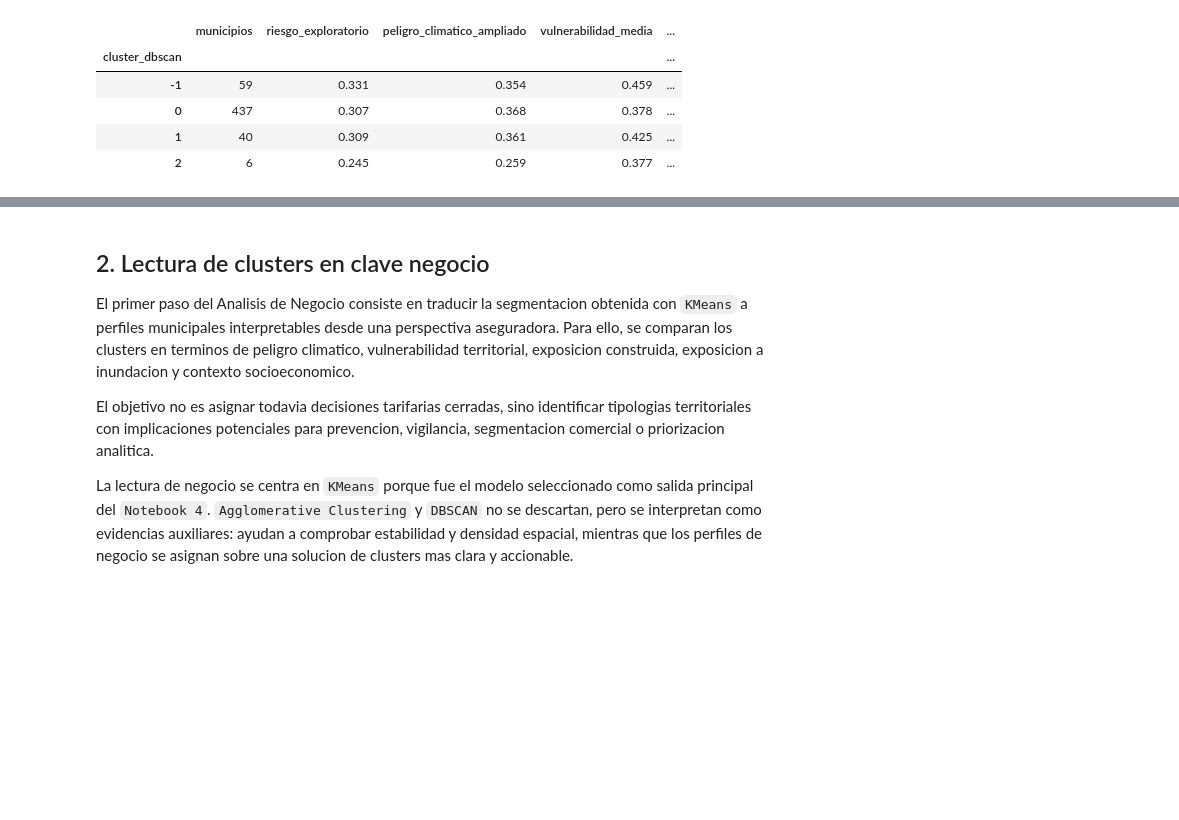
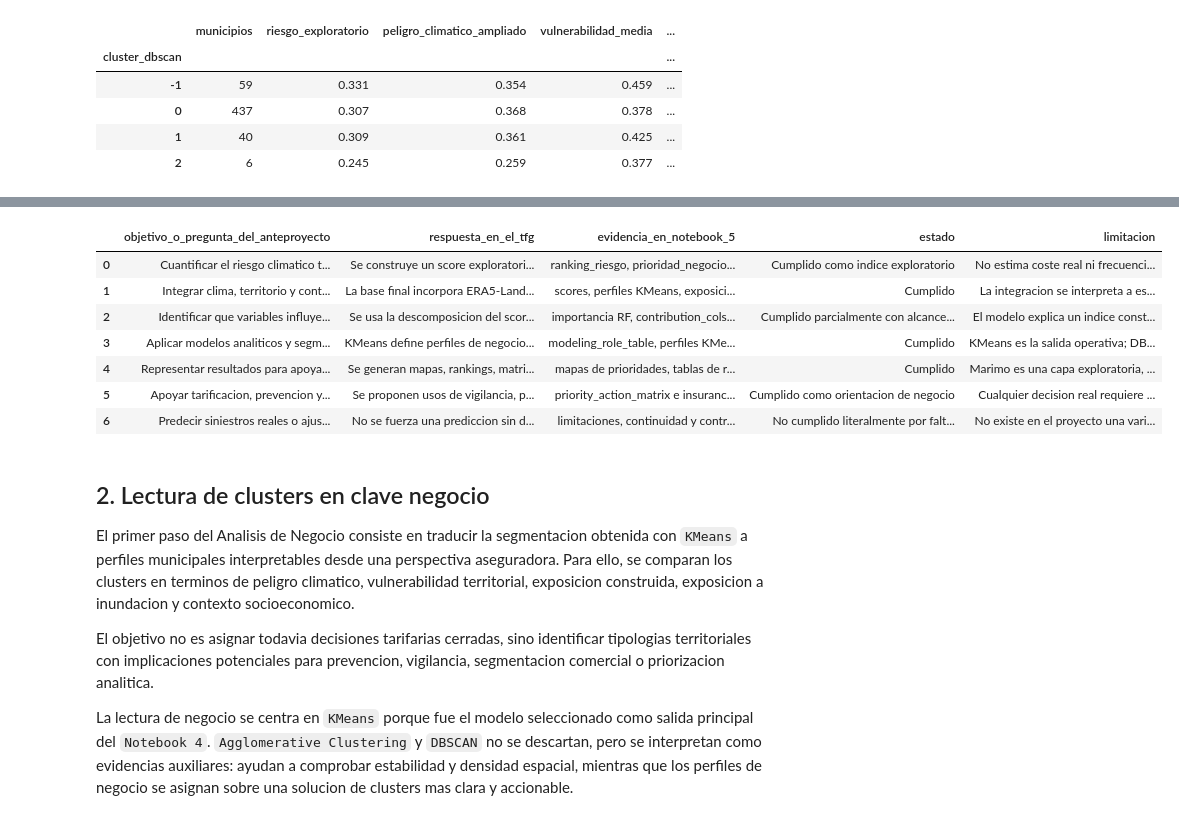
Before and after one commit to gonzalolarriba/modelo-geoespacial-riesgo-climatico, a Jupyter notebook: notebooks/notebook_5_an_negocio.ipynb, the cells around one changed output, grey strips where cells are left out. Cells and saved outputs as stored; diff of their text form; code cells hidden in the pictures; blank space fills up the shorter version.

Commit message:
docs(business): align notebook 5 with proposal goals

```diff
--- a/notebooks/notebook_5_an_negocio.ipynb
+++ b/notebooks/notebook_5_an_negocio.ipynb
@@ -208,3 +214,69 @@ display(dbscan_business_reading)
+# %%
+objective_alignment_table = pd.DataFrame(
+    [
+        {
+            "objetivo_o_pregunta_del_anteproyecto": "Cuantificar el riesgo climatico territorial en seguros de hogar",
+            "respuesta_en_el_tfg": "Se construye un score exploratorio municipal que combina peligro climatico, vulnerabilidad y exposicion fisica/inundable.",
+            "evidencia_en_notebook_5": "ranking_riesgo, prioridad_negocio, mapas y resumenes por cluster",
+            "estado": "Cumplido como indice exploratorio",
+            "limitacion": "No estima coste real ni frecuencia real de siniestros.",
+        },
+        {
+            "objetivo_o_pregunta_del_anteproyecto": "Integrar clima, territorio y contexto socioeconomico",
+            "respuesta_en_el_tfg": "La base final incorpora ERA5-Land, variables ampliadas, INE, Catastro, SNCZI y altitud municipal.",
+            "evidencia_en_notebook_5": "scores, perfiles KMeans, exposicion construida e inundable",
+            "estado": "Cumplido",
+            "limitacion": "La integracion se interpreta a escala municipal agregada.",
+        },
+        {
+            "objetivo_o_pregunta_del_anteproyecto": "Identificar que variables influyen mas en el riesgo",
+            "respuesta_en_el_tfg": "Se usa la descomposicion del score y un Random Forest auxiliar para explicar el indice exploratorio.",
+            "evidencia_en_notebook_5": "importancia RF, contribution_cols y dimension_dominante_score",
+            "estado": "Cumplido parcialmente con alcance reformulado",
+            "limitacion": "El modelo explica un indice construido, no siniestralidad observada.",
+        },
+        {
+            "objetivo_o_pregunta_del_anteproyecto": "Aplicar modelos analiticos y segmentacion territorial",
+            "respuesta_en_el_tfg": "KMeans define perfiles de negocio; Agglomerative contrasta estabilidad; DBSCAN identifica municipios singulares; RF explica el score.",
+            "evidencia_en_notebook_5": "modeling_role_table, perfiles KMeans, lectura DBSCAN y bloque RF",
+            "estado": "Cumplido",
+            "limitacion": "KMeans es la salida operativa; DBSCAN no se usa como segmentacion principal.",
+        },
+        {
+            "objetivo_o_pregunta_del_anteproyecto": "Representar resultados para apoyar decisiones",
+            "respuesta_en_el_tfg": "Se generan mapas, rankings, matrices de uso y un dashboard Marimo complementario para exploracion interactiva.",
+            "evidencia_en_notebook_5": "mapas de prioridades, tablas de ranking, matrices de negocio y app Marimo",
+            "estado": "Cumplido",
+            "limitacion": "Marimo es una capa exploratoria, no un sistema BI productivo.",
+        },
+        {
+            "objetivo_o_pregunta_del_anteproyecto": "Apoyar tarificacion, prevencion y gestion de cartera",
+            "respuesta_en_el_tfg": "Se proponen usos de vigilancia, prevencion segmentada, segmentacion territorial y enriquecimiento futuro.",
+            "evidencia_en_notebook_5": "priority_action_matrix e insurance_use_case_matrix",
+            "estado": "Cumplido como orientacion de negocio",
+            "limitacion": "Cualquier decision real requiere cartera, polizas, capitales y validacion actuarial.",
+        },
+        {
+            "objetivo_o_pregunta_del_anteproyecto": "Predecir siniestros reales o ajustar primas reales",
+            "respuesta_en_el_tfg": "No se fuerza una prediccion sin datos internos; se declara como continuidad futura.",
+            "evidencia_en_notebook_5": "limitaciones, continuidad y contraste DANA como validacion post-evento no actuarial",
+            "estado": "No cumplido literalmente por falta de datos",
+            "limitacion": "No existe en el proyecto una variable objetivo publica de siniestralidad hogar municipal.",
+        },
+    ]
+)
+
+display(objective_alignment_table)
+objective_alignment_table.to_csv(BUSINESS_OUT / "trazabilidad_anteproyecto_negocio.csv", index=False)
+# %% [output]
+|  | objetivo_o_pregunta_del_anteproyecto | respuesta_en_el_tfg | evidencia_en_notebook_5 | estado | limitacion |
+| 0 | Cuantificar el riesgo climatico t... | Se construye un score exploratori... | ranking_riesgo, prioridad_negocio... | Cumplido como indice exploratorio | No estima coste real ni frecuenci... |
+| 1 | Integrar clima, territorio y cont... | La base final incorpora ERA5-Land... | scores, perfiles KMeans, exposici... | Cumplido | La integracion se interpreta a es... |
+| 2 | Identificar que variables influye... | Se usa la descomposicion del scor... | importancia RF, contribution_cols... | Cumplido parcialmente con alcance... | El modelo explica un indice const... |
+| 3 | Aplicar modelos analiticos y segm... | KMeans define perfiles de negocio... | modeling_role_table, perfiles KMe... | Cumplido | KMeans es la salida operativa; DB... |
+| 4 | Representar resultados para apoya... | Se generan mapas, rankings, matri... | mapas de prioridades, tablas de r... | Cumplido | Marimo es una capa exploratoria, ... |
+| 5 | Apoyar tarificacion, prevencion y... | Se proponen usos de vigilancia, p... | priority_action_matrix e insuranc... | Cumplido como orientacion de negocio | Cualquier decision real requiere ... |
+| 6 | Predecir siniestros reales o ajus... | No se fuerza una prediccion sin d... | limitaciones, continuidad y contr... | No cumplido literalmente por falt... | No existe en el proyecto una vari... |
 # %% [markdown]
 ## 2. Lectura de clusters en clave negocio
 
```
Also changed, not shown: parts of 4 cells of this notebook.
